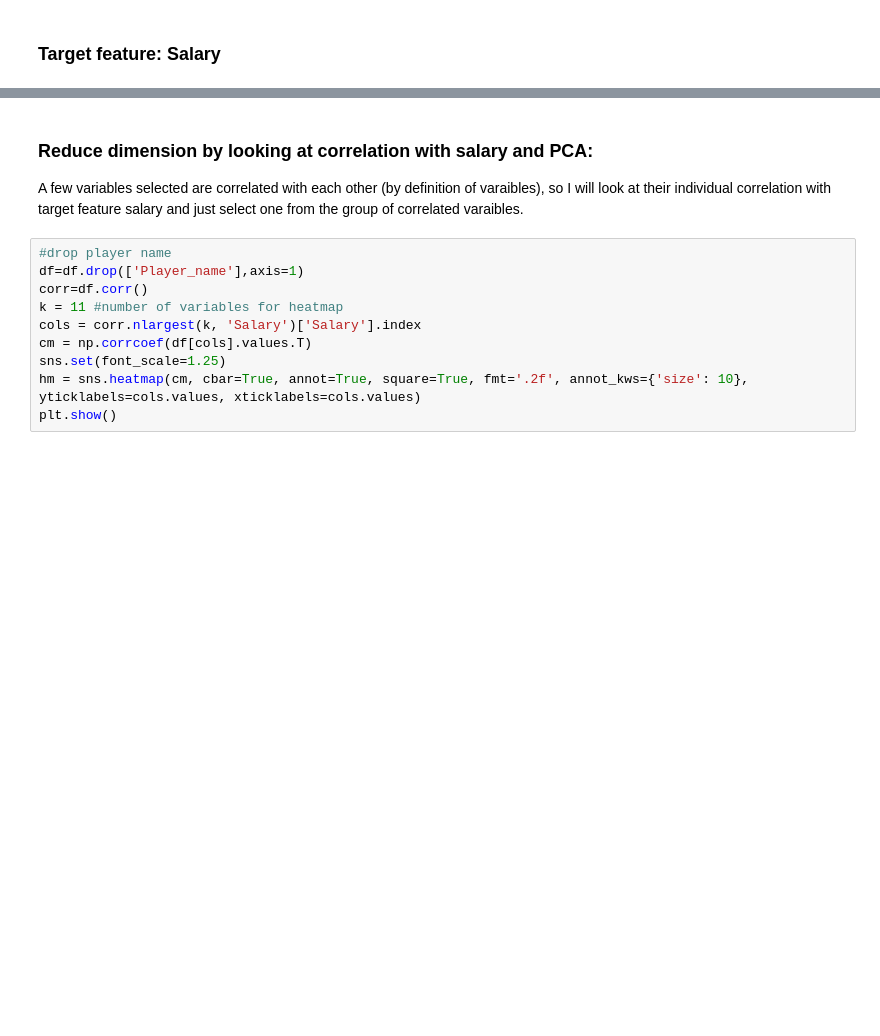
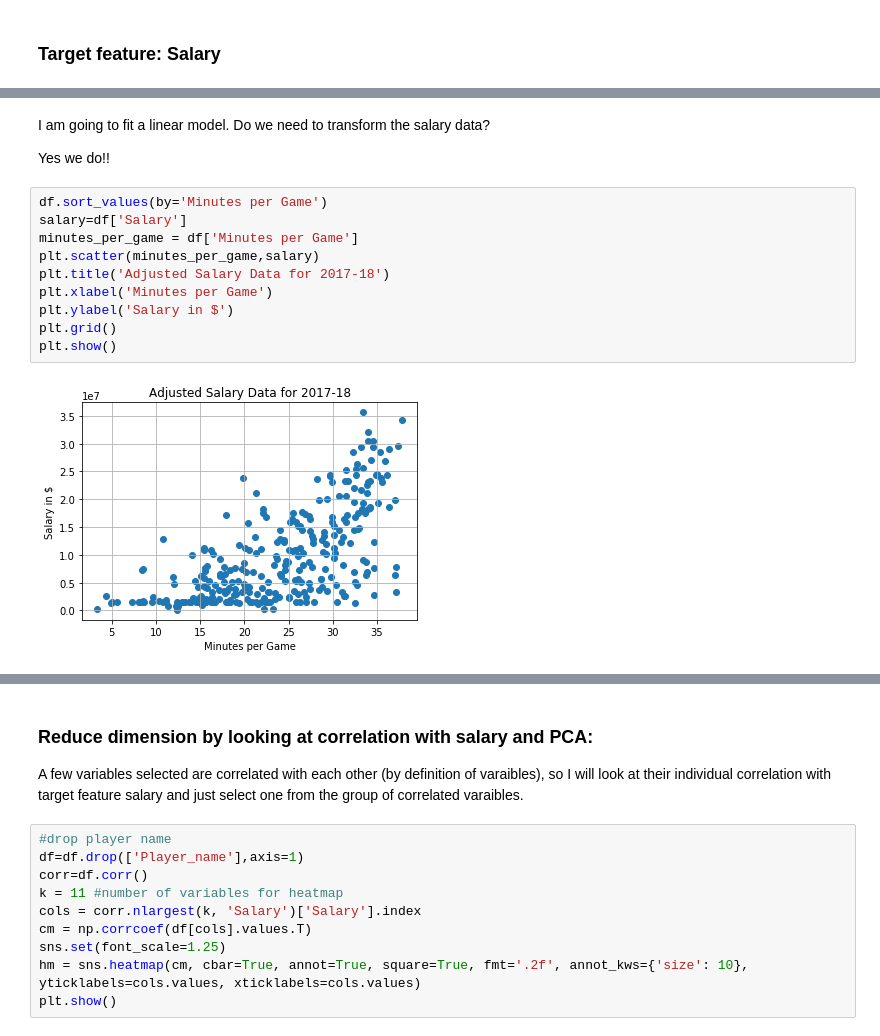
Before and after one commit to qiangha/nba_salary_analysis, a Jupyter notebook: nba_salary_analysis.ipynb, the cells around one changed output, grey strips where cells are left out. Cells and saved outputs as stored; diff of their text form; blank space fills up the shorter version.

```diff
--- a/nba_salary_analysis.ipynb
+++ b/nba_salary_analysis.ipynb
@@ -282,0 +228,16 @@ print (df.head()['Player_name'].values)
+# %% [markdown]
+I am going to fit a linear model. Do we need to transform the salary data?
+
+Yes we do!!
+# %%
+df.sort_values(by='Minutes per Game')
+salary=df['Salary']
+minutes_per_game = df['Minutes per Game']
+plt.scatter(minutes_per_game,salary)
+plt.title('Adjusted Salary Data for 2017-18')
+plt.xlabel('Minutes per Game')
+plt.ylabel('Salary in $')
+plt.grid()
+plt.show()
+# %% [output]
+[figure, added]
```
Also changed, not shown: parts of 17 cells of this notebook, 3 other files.
